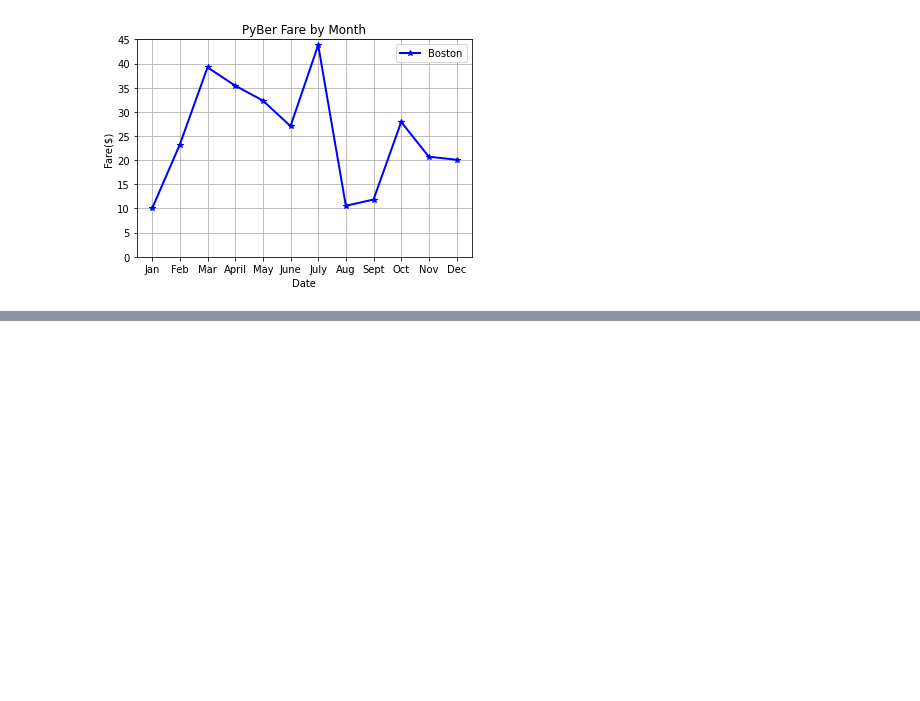
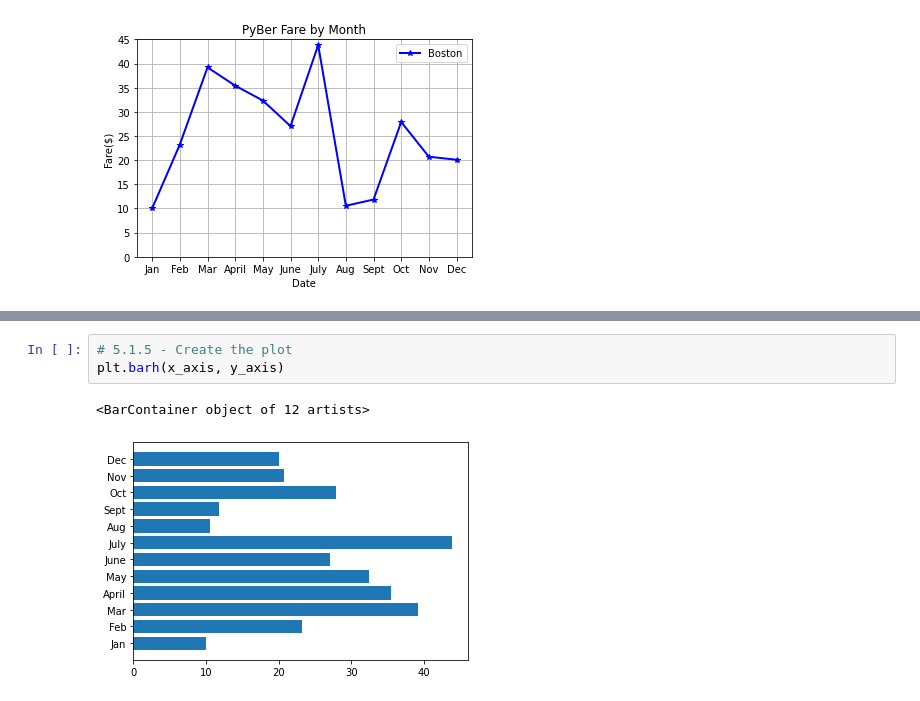
Before and after one commit to Super-Manda/PyBer_Analysis, a Jupyter notebook: Untitled.ipynb, the cells around one changed output, grey strips where cells are left out. Drawn from its saved outputs; the diff is of its cells as text; blank space fills up the shorter version.

```diff
--- a/Untitled.ipynb
+++ b/Untitled.ipynb
@@ -88,0 +130,6 @@ plt.legend()
+# %%
+# 5.1.5 - Create the plot
+plt.barh(x_axis, y_axis)
+# %% [output]
+<BarContainer object of 12 artists>
+[figure, added]
```
Also changed, not shown: parts of 12 cells of this notebook.
